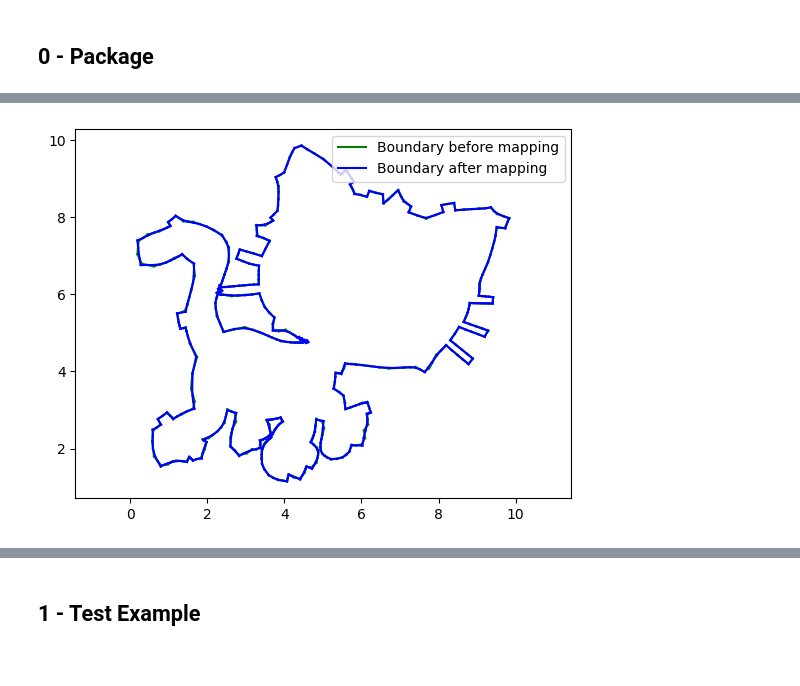
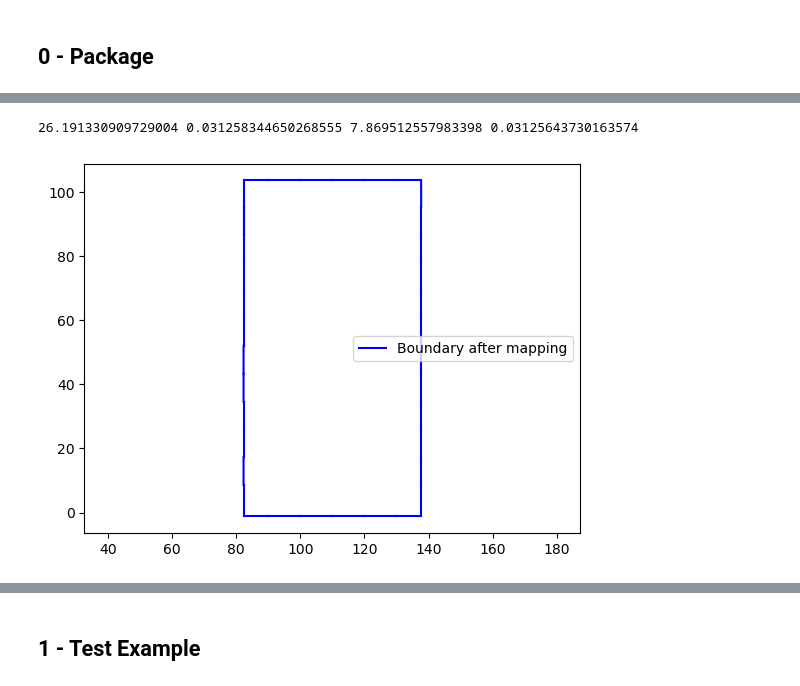
Before and after one commit to scyyc1/ED_Dissertation, a Jupyter notebook: Week 15/Week 15.ipynb, the cells around one changed output, grey strips where cells are left out. Drawn from its saved outputs; the diff is of its cells as text; code cells hidden in the pictures.

```diff
--- a/Week 15/Week 15.ipynb
+++ b/Week 15/Week 15.ipynb
@@ -50,10 +69,0 @@ Round  29  done!
-# %%
-tritess_test.v_plt(
-    show_origin=True,
-#     show_inner_edges=True,
-#     show_vertices=True,
-#     show_boundary_v=True,
-#     show_BV=True
-)
-# %% [output]
-[figure, removed]
@@ -62,0 +70,8 @@ postprocess("./mesh/cat/cat_output2.ply", tritess_test.solution, tritess_f)
+# %%
+print(t_boundary_deformation1, t_tutte1, t_boundary_deformation2, t_tutte2)
+# %% [output]
+26.191330909729004 0.031258344650268555 7.869512557983398 0.03125643730163574
+# %%
+tritess_test1.v_plt()
+# %% [output]
+[figure, added]
```
Also changed, not shown: parts of 6 cells of this notebook, 10 other files.
